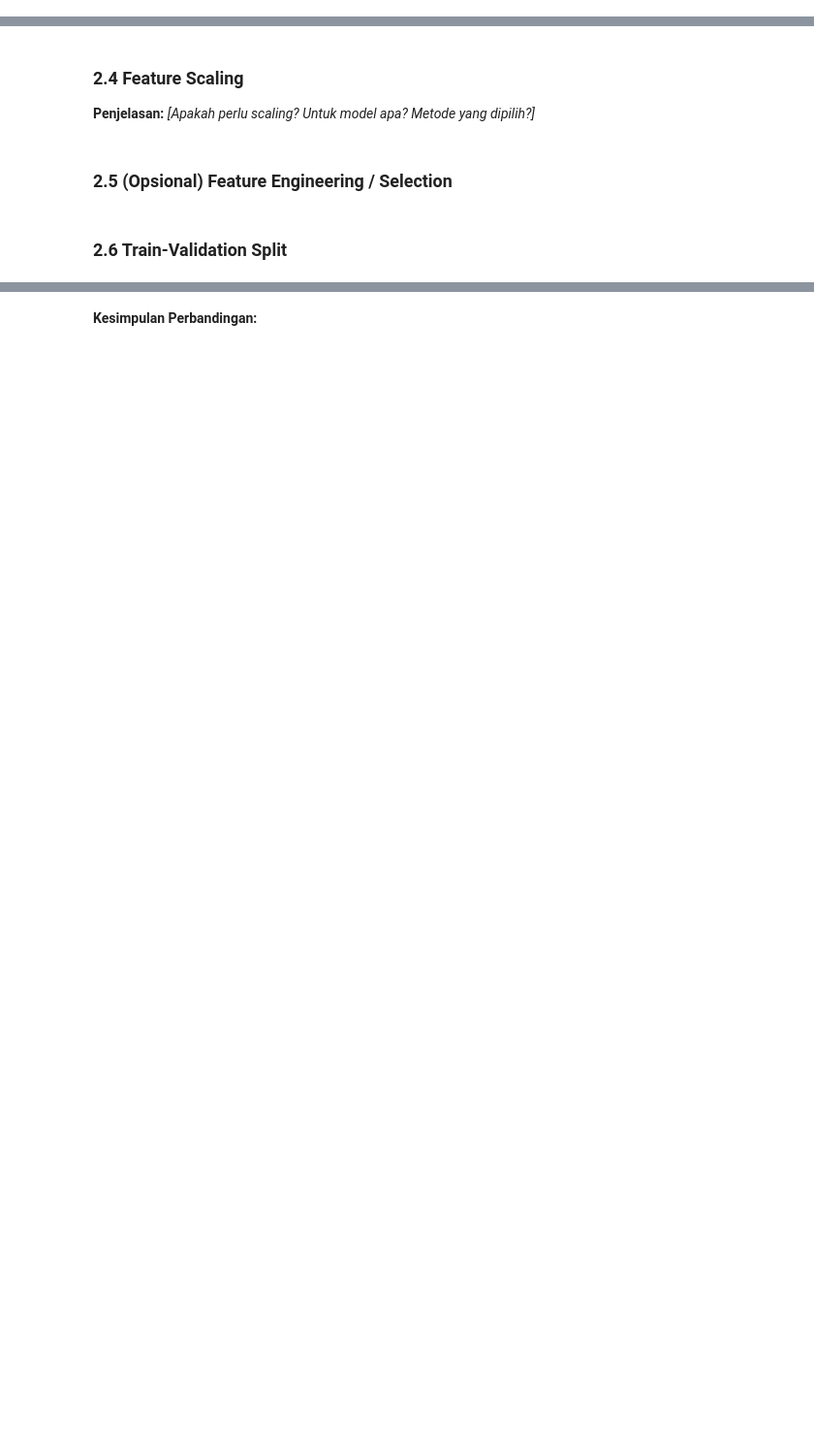
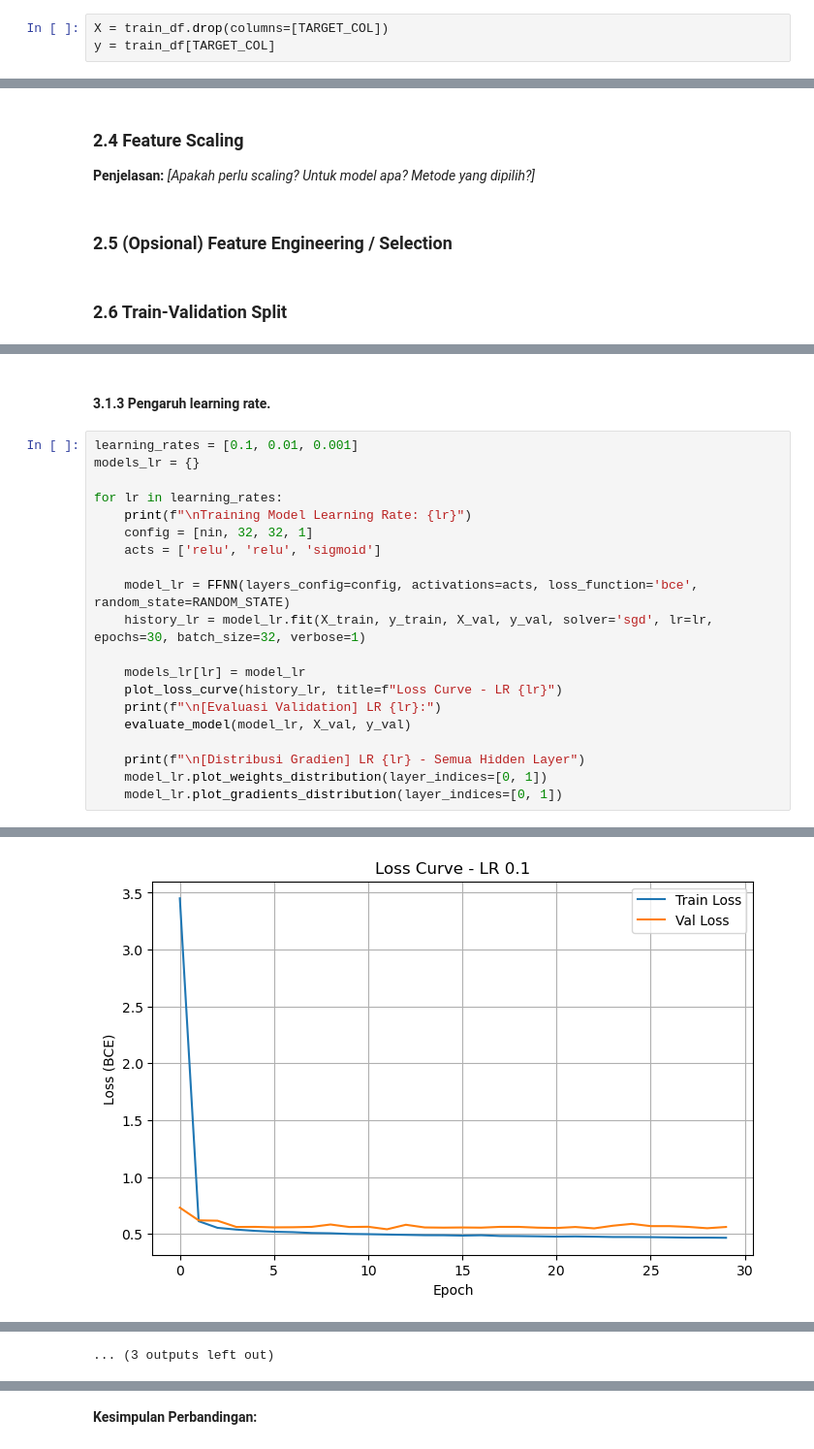
Before and after one commit to iammadsfq/Tubes1-ML-FFNN-G60, a Jupyter notebook: src/notebook.ipynb, the cells around one changed output, grey strips where cells are left out. Shown at 97% size. Drawn from its saved outputs; the diff is of its cells as text; blank space fills up the shorter version.

```diff
--- a/src/notebook.ipynb
+++ b/src/notebook.ipynb
@@ -203,3 +222,6 @@ Numerical:   ['cgpa', 'backlogs', 'internship_count', 'aptitude_score', 'communi
+# %%
+X = train_df.drop(columns=[TARGET_COL])
+y = train_df[TARGET_COL]
 # %% [markdown]
 ### 2.2 Handling Outliers
 
@@ -349,0 +680,23 @@ weighted avg       0.75      0.75      0.75      2000
+# %% [markdown]
+#### 3.1.3 Pengaruh learning rate.
+# %%
+learning_rates = [0.1, 0.01, 0.001]
+models_lr = {}
+
+for lr in learning_rates:
+    print(f"\nTraining Model Learning Rate: {lr}")
+    config = [nin, 32, 32, 1]
+    acts = ['relu', 'relu', 'sigmoid']
+
+    model_lr = FFNN(layers_config=config, activations=acts, loss_function='bce', random_state=RANDOM_STATE)
+    history_lr = model_lr.fit(X_train, y_train, X_val, y_val, solver='sgd', lr=lr, epochs=30, batch_size=32, verbose=1)
+
+    models_lr[lr] = model_lr
+    plot_loss_curve(history_lr, title=f"Loss Curve - LR {lr}")
+    print(f"\n[Evaluasi Validation] LR {lr}:")
+    evaluate_model(model_lr, X_val, y_val)
+
+    print(f"\n[Distribusi Gradien] LR {lr} - Semua Hidden Layer")
+    model_lr.plot_weights_distribution(layer_indices=[0, 1])
+    model_lr.plot_gradients_distribution(layer_indices=[0, 1])
+# %% [output]
@@ -349,0 +720 @@ weighted avg       0.75      0.75      0.75      2000
+[figure, added]
@@ -350 +787,2 @@ weighted avg       0.75      0.75      0.75      2000
+... (3 outputs left out)
 # %% [markdown]
```
Also changed, not shown: parts of 42 cells of this notebook.
